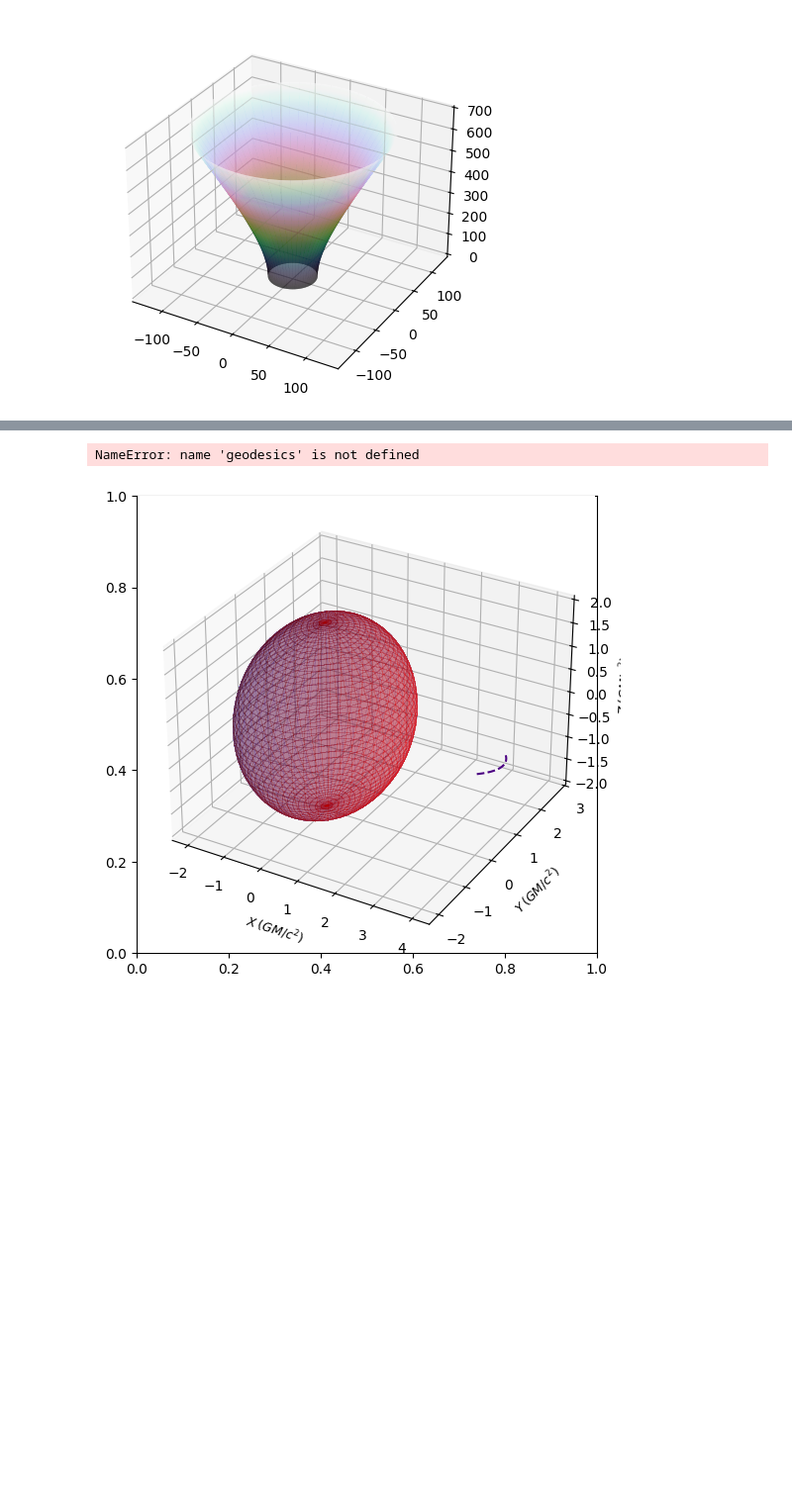
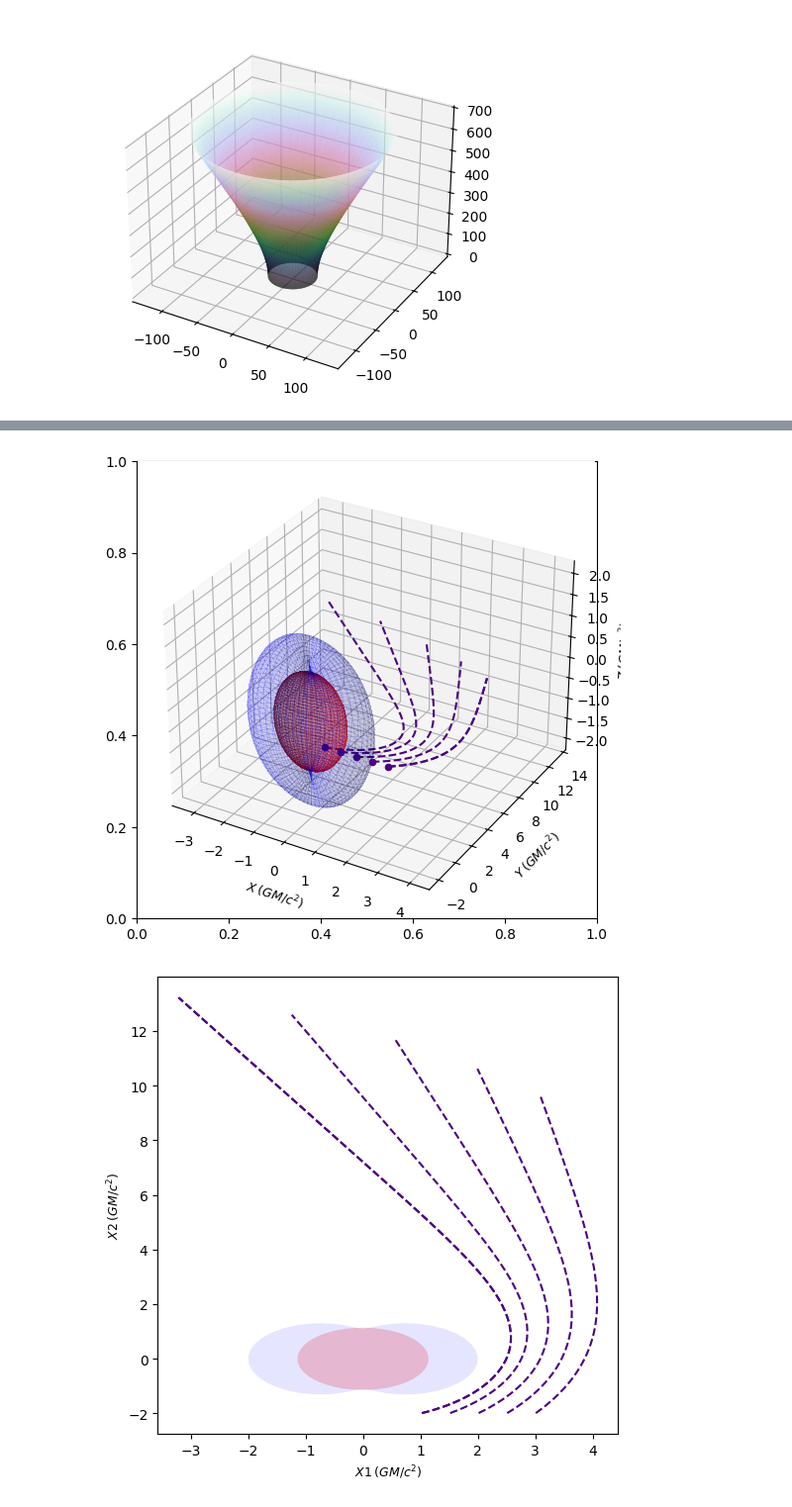
Before and after one commit to OperationalGeometry/BlackHoleSimulation, a Jupyter notebook: BlackHoles.ipynb, the cells around one changed output, grey strips where cells are left out. Shown at 99% size. Cells and saved outputs as stored; diff of their text form; code cells hidden in the pictures; blank space fills up the shorter version.

```diff
--- a/BlackHoles.ipynb
+++ b/BlackHoles.ipynb
@@ -19,10 +23,11 @@ surface.show()
 # %% [output]
 [figure]
 # %%
-def toSpherical(x, y, z): #function to convert cartesian coordinates to spherical
+def toSpherical(x, y, z):
+    # Helper function to convert cartesian coordinates to spherical
     r       =  np.sqrt(x*x + y*y + z*z)
-    theta   =  np.arcos(z/r)
-    phi     =  np.atan2(y,x)
+    theta   =  np.arccos(z/r)
+    phi     =  np.arctan2(y,x)
     return [r,theta,phi]
 # %%
 # Positions given by r, theta, phi
@@ -117,14 +101,0 @@ c:\Users\anuta\AppData\Local\Programs\Python\Python312\
-# %%
-sgpl2 = StaticGeodesicPlotter()
-sgpl2.plot(light_origins[0])
-
-for geodesic in light_origins:
-        traj = geodesic.trajectory[1]
-        x = traj[:, 1]
-        y = traj[:, 2]
-        z = traj[:, 3]
-
-        sgpl2.ax.scatter(x[0], y[0], z[0], color="indigo", s=20, label="start")
-        sgpl2.ax.plot(x, y, z, "--", color="indigo", label=geodesic.kind + " Geodesic")
-
-sgpl2.plot2D(light_origins[0])
@@ -155,14 +174,26 @@ AttributeError: module 'numpy' has no attribute 'acos'
 # %%
 sgpl3 = StaticGeodesicPlotter(bh_colors=("red", "blue"))
 sgpl3.plot(geod, color="indigo")
 for geodesic in geodesics:
         traj = geodesic.trajectory[1]
+
         x = traj[:, 1]
         y = traj[:, 2]
         z = traj[:, 3]
 
+
         sgpl3.ax.scatter(x[0], y[0], z[0], color="indigo", s=20, label="start")
         sgpl3.ax.plot(x, y, z, "--", color="indigo", label=geodesic.kind + " Geodesic")
+
+sgpl3.plot2D(geodesics[0], color="indigo")
+for geodesic in geodesics:
+        traj = geodesic.trajectory[1]
+
+        x = traj[:, 1]
+        y = traj[:, 2]
+        z = traj[:, 3]
+
+        sgpl3.ax.plot(x, y, "--", color="indigo", label=geodesic.kind + " Geodesic")
 # %% [output]
-NameError: name 'geodesics' is not defined
-[figure, old version]
+[figure, new version]
+[figure, added]
```
Also changed, not shown: parts of 15 cells of this notebook.
